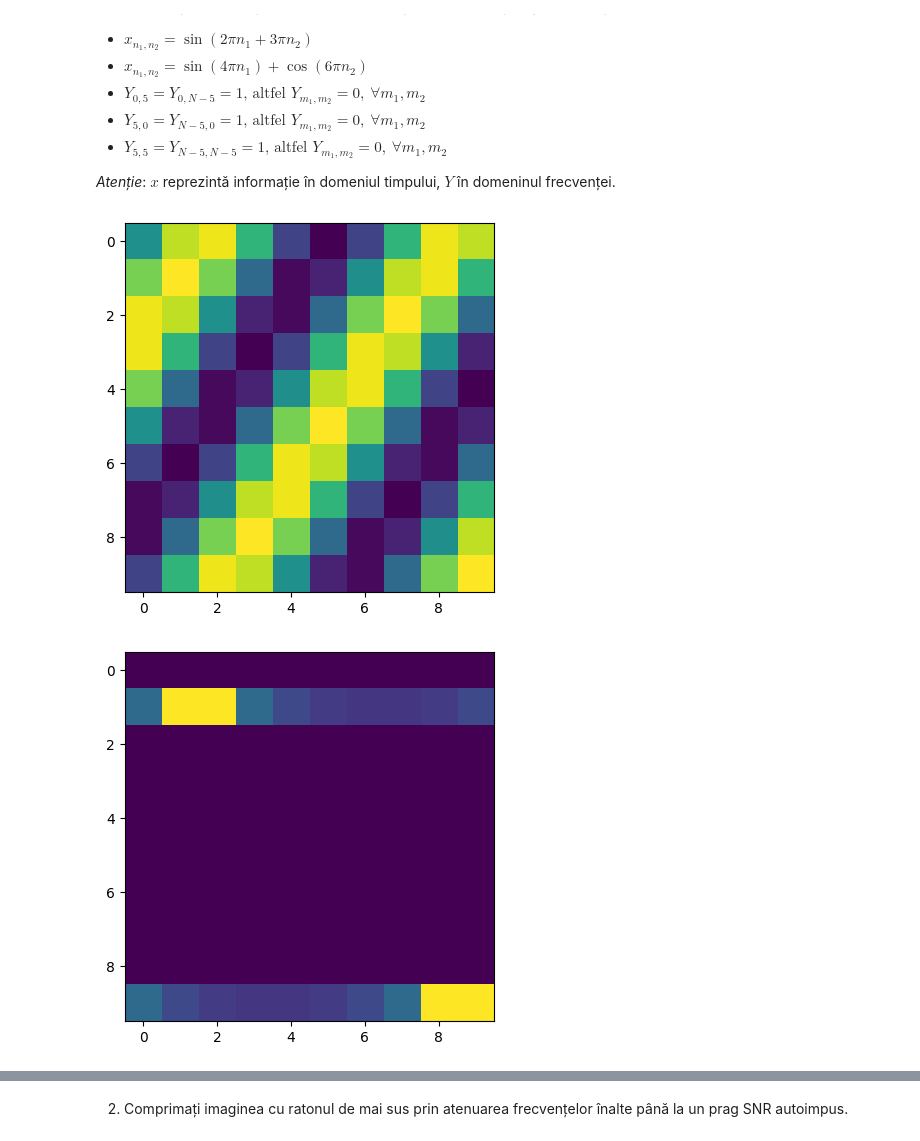
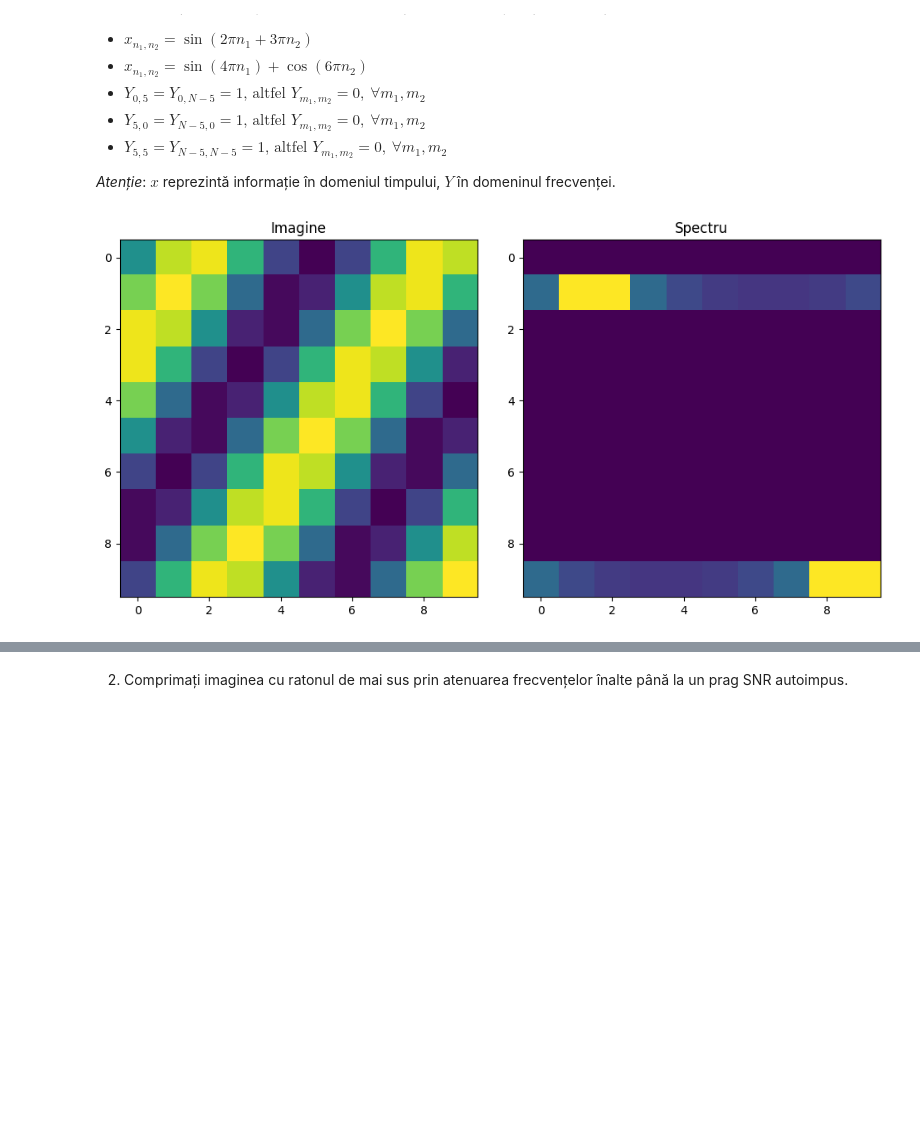
Before and after one commit to Lung-Alexandra/procesarea_semnalelor, a Jupyter notebook: Lab7/Procesarea Semnalelor (PS) - Laborator 07.ipynb, the cells around one changed output, grey strips where cells are left out. Saved outputs shown, nothing was run; the diff lists cells and outputs as text; code cells hidden in the pictures; blank space fills up the shorter version.

```diff
--- a/Lab7/Procesarea Semnalelor (PS) - Laborator 07.ipynb
+++ b/Lab7/Procesarea Semnalelor (PS) - Laborator 07.ipynb
@@ -115,19 +115,26 @@ plt.show()
 # %%
 dim = 10
 
 x = np.zeros((dim,dim))
 for n1 in range(dim):
     for n2 in range(dim):
         x[n1][n2] = np.sin(2*np.pi*n1/dim + 3*np.pi*n2/dim)
 
+plt.figure(figsize=(10,5))
+plt.subplot(1,2,1)
+plt.title('Imagine')
 plt.imshow(x)
+
+spectru = np.fft.fft2(x)
+plt.subplot(1,2,2)
+plt.title('Spectru')
+plt.imshow(np.abs(spectru))
+plt.tight_layout(pad = 2)
+plt.savefig("grafice/ex1_a.pdf", format="pdf")
+plt.savefig("grafice/ex1_a.png", format="png")
 plt.show()
-spectru = np.fft.fft2(x)
-plt.imshow(np.abs(spectru))
-plt.show()
 # %% [output]
-[figure, old version]
+[figure, new version]
-[figure, removed]
 # %%
 dim = 10
 x = np.zeros((dim,dim))
```
Also changed, not shown: parts of 6 cells of this notebook, 14 other files.
